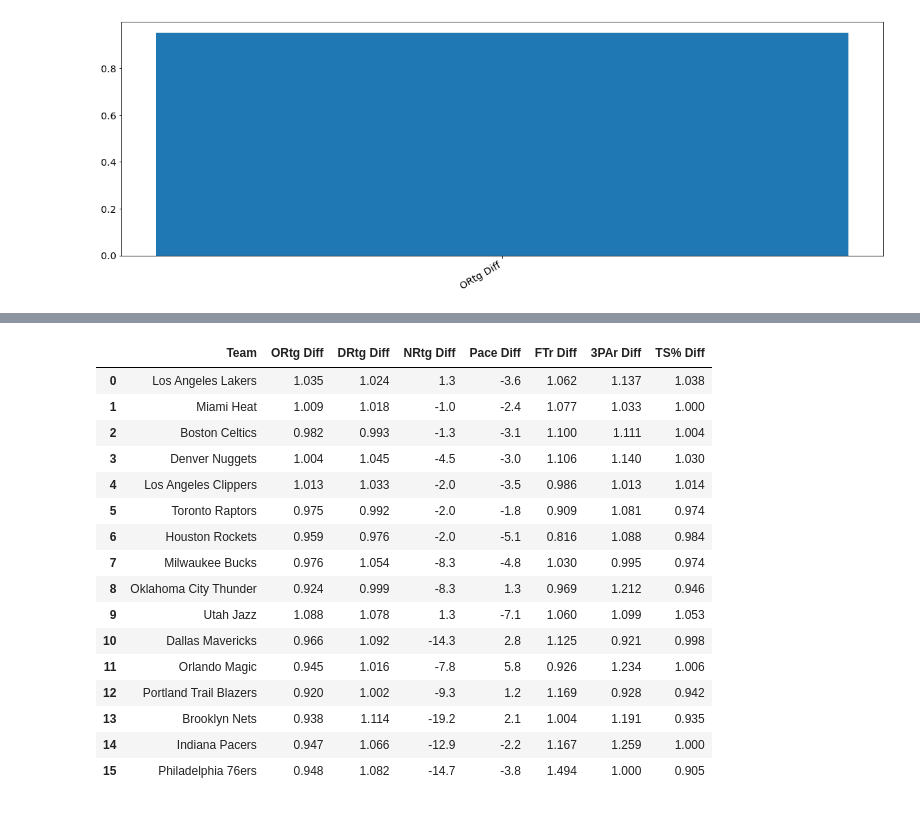
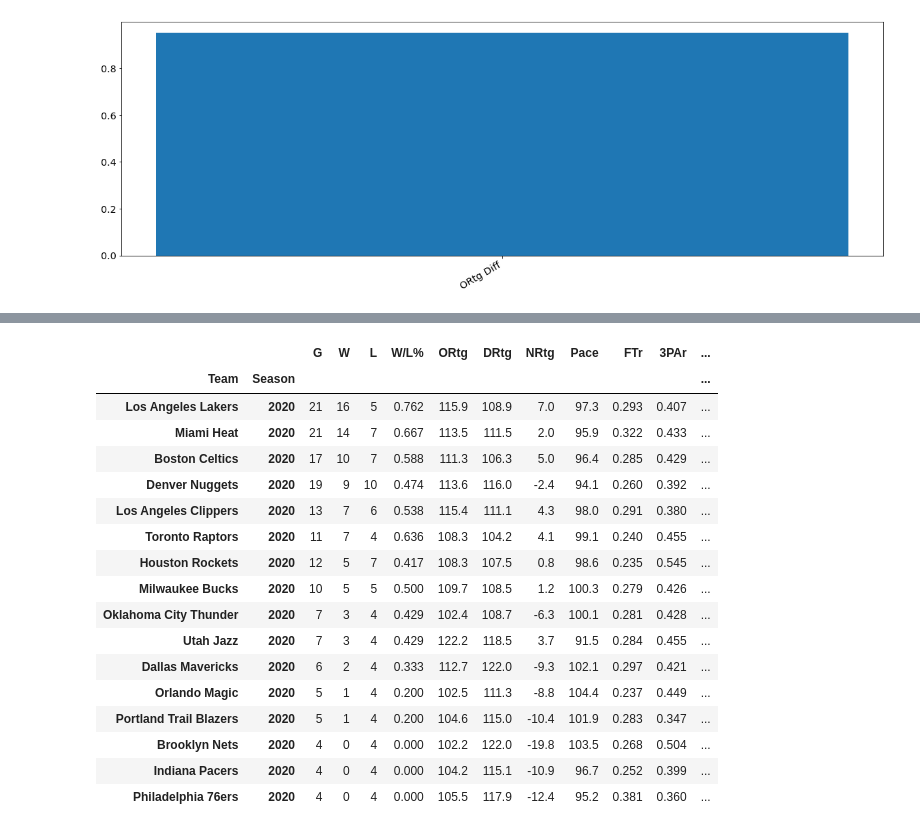
Before and after one commit to xazsanch/Basketball-in-the-Bubble, a Jupyter notebook: '19 and '20 Reg Season_Playoff Avg Differences.ipynb, the cells around one changed output, grey strips where cells are left out. Saved outputs shown, nothing was run; the diff lists cells and outputs as text; code cells hidden in the pictures.

```diff
--- a/'19 and '20 Reg Season_Playoff Avg Differences.ipynb
+++ b/'19 and '20 Reg Season_Playoff Avg Differences.ipynb
@@ -139,0 +140,11 @@ plt.show()
+# %%
+rs20 = pd.read_csv('Team Ratings - Reg Season.csv')
+rs20 = rs20[rs20['Season']==2020]
+rs20 = rs20.drop(['Rk'],axis=1)
+rs20['Team'] = rs20['Team'].apply(lambda x: x.split("*")[0])
+rs20['Team'] = rs20['Team'].astype(str)
+
+rs20;
+# %%
+rs20 = rs20.set_index(['Team','Season'])
+rs20
@@ -141,7 +171,7 @@ plt.show()
 #2020 Playoff Ratings, with Reg Season Reference
 p20 = pd.read_csv('Team Ratings - Playoffs.csv')
 p20 = p20[p20['Season']==2020]
-p20 = p20.drop(['Rk','G','W','L','W/L%','PW','PL'],axis=1)
+p20 = p20.drop(['Rk','PW','PL'],axis=1)
 p20 = p20.set_index(['Team','Season'])
 p20['Reg ORtg'] = rs20['ORtg']
 p20['Reg DRtg'] = rs20['DRtg']
@@ -150,6 +180,6 @@ p20['Reg Pace'] = rs20['Pace']
 p20['Reg FTr'] = rs20['FTr']
 p20['Reg 3PAr']= rs20['3PAr']
 p20['Reg TS%'] = rs20['TS%']
-p20.reset_index(inplace=True)
+#p20.reset_index(inplace=True)
 p20
 # %% [output]
@@ -173,31 +227,32 @@ p20
 # %%
-p20diff = p20.copy()
-p20diff['ORtg Diff'] = round(p20diff['ORtg']/p20diff['Reg ORtg'],3)
-p20diff['DRtg Diff'] = round(p20diff['DRtg']/p20diff['Reg DRtg'],3)
+
+p20diff['ORtg Diff'] = round(p20diff['ORtg']-p20diff['Reg ORtg'],3)
+p20diff['DRtg Diff'] = round(p20diff['DRtg']-p20diff['Reg DRtg'],3)
 p20diff['NRtg Diff'] = round(p20diff['NRtg']-p20diff['Reg NRtg'],3)
 p20diff['Pace Diff'] = round(p20diff['Pace']-p20diff['Reg Pace'],1)
-p20diff['FTr Diff'] = round(p20diff['FTr']/p20diff['Reg FTr'],3)
-p20diff['3PAr Diff'] = round(p20diff['3PAr']/p20diff['Reg 3PAr'],3)
-p20diff['TS% Diff'] = round(p20diff['TS%']/p20diff['Reg TS%'],3)
-p20diff = p20diff.set_index(['Team','Season'])
-p20diff.reset_index(inplace=True)
-p20diff.drop(p20diff.iloc[:,1:16],inplace=True,axis=1)
+p20diff['FTr Diff'] = round(p20diff['FTr']-p20diff['Reg FTr'],3)
+p20diff['3PAr Diff'] = round(p20diff['3PAr']-p20diff['Reg 3PAr'],3)
+p20diff['TS% Diff'] = round(p20diff['TS%']-p20diff['Reg TS%'],3)
+
+
+#p20diff.drop(p20diff.iloc[:,1:16],inplace=True,axis=1)
 p20diff
 # %% [output]
-|  | Team | ORtg Diff | DRtg Diff | NRtg Diff | Pace Diff | FTr Diff | 3PAr Diff | TS% Diff |
-| 0 | Los Angeles Lakers | 1.035 | 1.024 | 1.3 | -3.6 | 1.062 | 1.137 | 1.038 |
-| 1 | Miami Heat | 1.009 | 1.018 | -1.0 | -2.4 | 1.077 | 1.033 | 1.000 |
-| 2 | Boston Celtics | 0.982 | 0.993 | -1.3 | -3.1 | 1.100 | 1.111 | 1.004 |
-| 3 | Denver Nuggets | 1.004 | 1.045 | -4.5 | -3.0 | 1.106 | 1.140 | 1.030 |
-| 4 | Los Angeles Clippers | 1.013 | 1.033 | -2.0 | -3.5 | 0.986 | 1.013 | 1.014 |
-| 5 | Toronto Raptors | 0.975 | 0.992 | -2.0 | -1.8 | 0.909 | 1.081 | 0.974 |
-| 6 | Houston Rockets | 0.959 | 0.976 | -2.0 | -5.1 | 0.816 | 1.088 | 0.984 |
-| 7 | Milwaukee Bucks | 0.976 | 1.054 | -8.3 | -4.8 | 1.030 | 0.995 | 0.974 |
-| 8 | Oklahoma City Thunder | 0.924 | 0.999 | -8.3 | 1.3 | 0.969 | 1.212 | 0.946 |
-| 9 | Utah Jazz | 1.088 | 1.078 | 1.3 | -7.1 | 1.060 | 1.099 | 1.053 |
-| 10 | Dallas Mavericks | 0.966 | 1.092 | -14.3 | 2.8 | 1.125 | 0.921 | 0.998 |
-| 11 | Orlando Magic | 0.945 | 1.016 | -7.8 | 5.8 | 0.926 | 1.234 | 1.006 |
-| 12 | Portland Trail Blazers | 0.920 | 1.002 | -9.3 | 1.2 | 1.169 | 0.928 | 0.942 |
-| 13 | Brooklyn Nets | 0.938 | 1.114 | -19.2 | 2.1 | 1.004 | 1.191 | 0.935 |
-| 14 | Indiana Pacers | 0.947 | 1.066 | -12.9 | -2.2 | 1.167 | 1.259 | 1.000 |
-| 15 | Philadelphia 76ers | 0.948 | 1.082 | -14.7 | -3.8 | 1.494 | 1.000 | 0.905 |
+|  |  | G | W | L | W/L% | ORtg | DRtg | NRtg | Pace | FTr | 3PAr | ... |
+| Team | Season |  |  |  |  |  |  |  |  |  |  | ... |
+| Los Angeles Lakers | 2020 | 21 | 16 | 5 | 0.762 | 115.9 | 108.9 | 7.0 | 97.3 | 0.293 | 0.407 | ... |
+| Miami Heat | 2020 | 21 | 14 | 7 | 0.667 | 113.5 | 111.5 | 2.0 | 95.9 | 0.322 | 0.433 | ... |
+| Boston Celtics | 2020 | 17 | 10 | 7 | 0.588 | 111.3 | 106.3 | 5.0 | 96.4 | 0.285 | 0.429 | ... |
+| Denver Nuggets | 2020 | 19 | 9 | 10 | 0.474 | 113.6 | 116.0 | -2.4 | 94.1 | 0.260 | 0.392 | ... |
+| Los Angeles Clippers | 2020 | 13 | 7 | 6 | 0.538 | 115.4 | 111.1 | 4.3 | 98.0 | 0.291 | 0.380 | ... |
+| Toronto Raptors | 2020 | 11 | 7 | 4 | 0.636 | 108.3 | 104.2 | 4.1 | 99.1 | 0.240 | 0.455 | ... |
+| Houston Rockets | 2020 | 12 | 5 | 7 | 0.417 | 108.3 | 107.5 | 0.8 | 98.6 | 0.235 | 0.545 | ... |
+| Milwaukee Bucks | 2020 | 10 | 5 | 5 | 0.500 | 109.7 | 108.5 | 1.2 | 100.3 | 0.279 | 0.426 | ... |
+| Oklahoma City Thunder | 2020 | 7 | 3 | 4 | 0.429 | 102.4 | 108.7 | -6.3 | 100.1 | 0.281 | 0.428 | ... |
+| Utah Jazz | 2020 | 7 | 3 | 4 | 0.429 | 122.2 | 118.5 | 3.7 | 91.5 | 0.284 | 0.455 | ... |
+| Dallas Mavericks | 2020 | 6 | 2 | 4 | 0.333 | 112.7 | 122.0 | -9.3 | 102.1 | 0.297 | 0.421 | ... |
+| Orlando Magic | 2020 | 5 | 1 | 4 | 0.200 | 102.5 | 111.3 | -8.8 | 104.4 | 0.237 | 0.449 | ... |
+| Portland Trail Blazers | 2020 | 5 | 1 | 4 | 0.200 | 104.6 | 115.0 | -10.4 | 101.9 | 0.283 | 0.347 | ... |
+| Brooklyn Nets | 2020 | 4 | 0 | 4 | 0.000 | 102.2 | 122.0 | -19.8 | 103.5 | 0.268 | 0.504 | ... |
+| Indiana Pacers | 2020 | 4 | 0 | 4 | 0.000 | 104.2 | 115.1 | -10.9 | 96.7 | 0.252 | 0.399 | ... |
+| Philadelphia 76ers | 2020 | 4 | 0 | 4 | 0.000 | 105.5 | 117.9 | -12.4 | 95.2 | 0.381 | 0.360 | ... |
```
Also changed, not shown: parts of 8 cells of this notebook, 27 other files.
